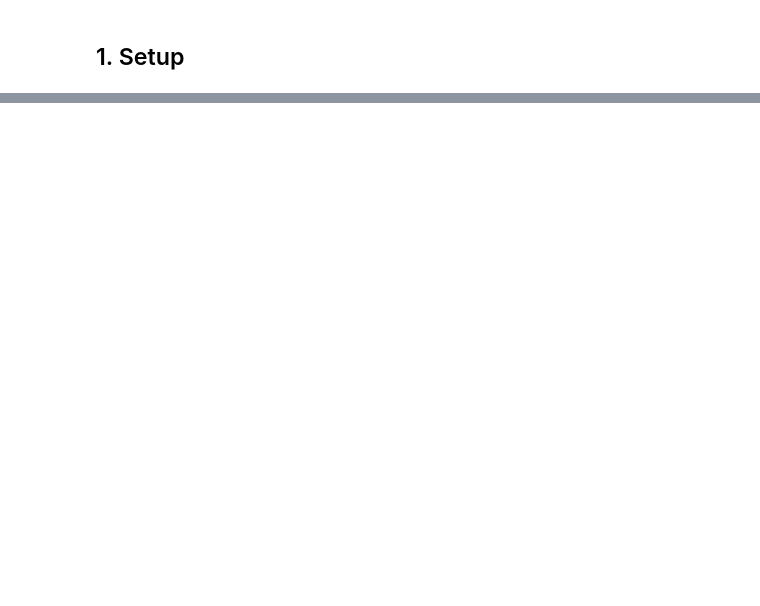
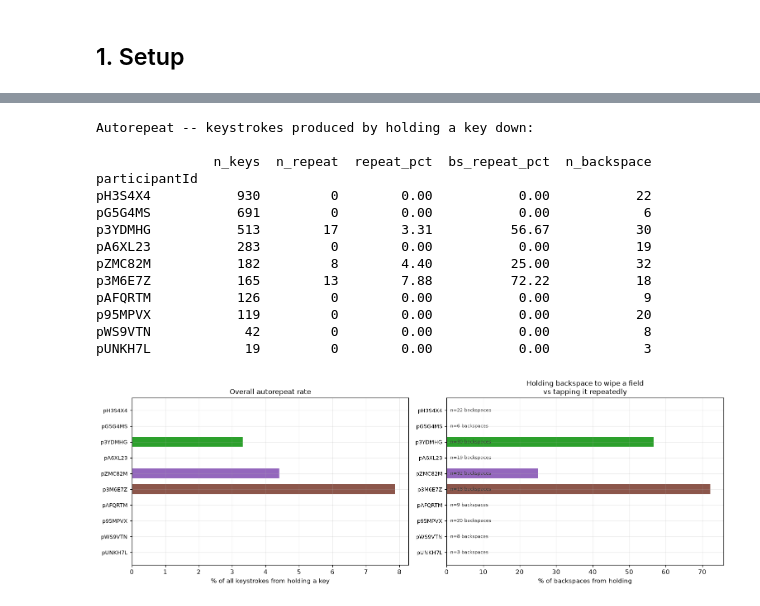
Before and after one commit to williaminsley/BBDC-Prototype-2-Research, a Jupyter notebook: notebooks/modelling/07_typing_structure.ipynb, the cells around one changed output, grey strips where cells are left out. Drawn from its saved outputs; the diff is of its cells as text; code cells hidden in the pictures; blank space fills up the shorter version.

```diff
--- a/notebooks/modelling/07_typing_structure.ipynb
+++ b/notebooks/modelling/07_typing_structure.ipynb
@@ -919,0 +546,53 @@ wrote ../../data/interim/typing_verdict.csv  (13 rows)
+# %%
+keys['is_repeat'] = keys['payload_repeat'].astype(str).str.lower().isin(['true', '1'])
+rep = (keys.groupby('participantId')
+       .agg(n_keys=('is_repeat', 'size'), n_repeat=('is_repeat', 'sum'))
+       .reindex(PARTICIPANTS))
+rep['repeat_pct'] = (100 * rep['n_repeat'] / rep['n_keys']).round(2)
+bs = keys.loc[keys['keyClass'] == 'BACKSPACE']
+rep['bs_repeat_pct'] = (100 * bs.groupby('participantId')['is_repeat'].mean()).reindex(PARTICIPANTS).round(2)
+rep['n_backspace'] = bs.groupby('participantId').size().reindex(PARTICIPANTS)
+print("Autorepeat -- keystrokes produced by holding a key down:\n")
+print(rep.to_string())
+
+
+def plot_autorepeat(rep):
+    fig, axes = plt.subplots(1, 2, figsize=(14, 4.8))
+    ax = axes[0]
+    d = rep.dropna(subset=['repeat_pct'])
+    y = np.arange(len(d))
+    ax.barh(y, d['repeat_pct'], color=[pcolor(p) for p in d.index], height=0.62)
+    ax.set_yticks(y); ax.set_yticklabels(d.index, fontsize=8.5); ax.invert_yaxis()
+    ax.set_xlabel("% of all keystrokes from holding a key")
+    ax.set_title("Overall autorepeat rate")
+
+    ax = axes[1]
+    d2 = rep.dropna(subset=['bs_repeat_pct'])
+    y = np.arange(len(d2))
+    ax.barh(y, d2['bs_repeat_pct'], color=[pcolor(p) for p in d2.index], height=0.62)
+    for i, p in enumerate(d2.index):
+        ax.text(1, i, f"n={int(d2.loc[p,'n_backspace'])} backspaces", va='center',
+                fontsize=7.5, color='0.25')
+    ax.set_yticks(y); ax.set_yticklabels(d2.index, fontsize=8.5); ax.invert_yaxis()
+    ax.set_xlabel("% of backspaces from holding")
+    ax.set_title("Holding backspace to wipe a field\nvs tapping it repeatedly")
+    plt.tight_layout(); plt.show(); plt.close(fig)
+
+
+plot_autorepeat(rep)
+# %% [output]
+Autorepeat -- keystrokes produced by holding a key down:
+
+               n_keys  n_repeat  repeat_pct  bs_repeat_pct  n_backspace
+participantId
+pH3S4X4           930         0        0.00           0.00           22
+pG5G4MS           691         0        0.00           0.00            6
+p3YDMHG           513        17        3.31          56.67           30
+pA6XL23           283         0        0.00           0.00           19
+pZMC82M           182         8        4.40          25.00           32
+p3M6E7Z           165        13        7.88          72.22           18
+pAFQRTM           126         0        0.00           0.00            9
+p95MPVX           119         0        0.00           0.00           20
+pWS9VTN            42         0        0.00           0.00            8
+pUNKH7L            19         0        0.00           0.00            3
+[figure, added]
```
Also changed, not shown: parts of 52 cells of this notebook.
